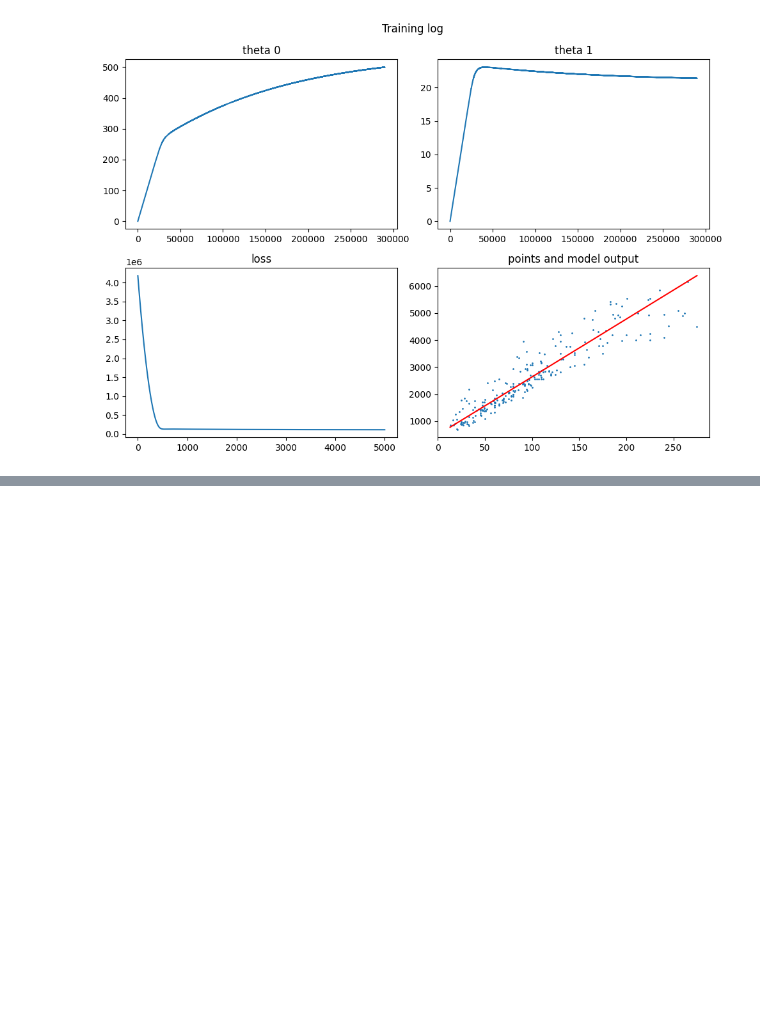
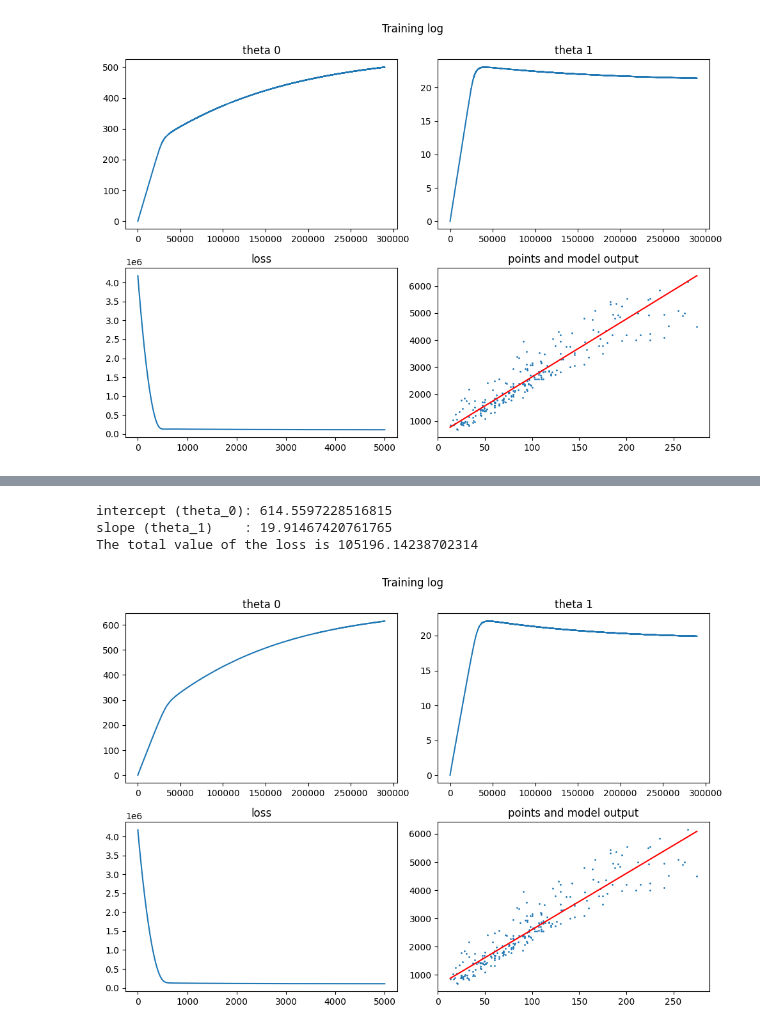
Before and after one commit to pandas-pd/ftp_de_learn, a Jupyter notebook: MPW_02/cg-linear-regression-stud.ipynb, the cells around one changed output, grey strips where cells are left out. Drawn from its saved outputs; the diff is of its cells as text; code cells hidden in the pictures; blank space fills up the shorter version.

Commit message:
feat: 10.2 adam implemented

```diff
--- a/MPW_02/cg-linear-regression-stud.ipynb
+++ b/MPW_02/cg-linear-regression-stud.ipynb
@@ -1960,5 +1957,3 @@ Param update:
 Table generated with Claude Sonnet 4.6<br>
 Source: <a href="https://arxiv.org/pdf/1412.6980">ADAM: A METHOD FOR STOCHASTIC OPTIMIZATION</a>
 </i>
-# %%
-def adam(theta_t1:float, gamma:float, v_t1, alpha:float):
@@ -1989,11 +2039,12 @@ N = len(living_area)
 t0 = 0.0
 t1 = 0.0
 
+adam_theta_0: Adam = Adam(alpha=alpha_t0)
+adam_theta_1: Adam = Adam(alpha=alpha_t1)
+
 loss_evolution = []
 t0_evolution = [0]
 t1_evolution = [0]
-vt_1_t0: float = 0  # init the v t-1 as 0
-vt_1_t1: float = 0  # init the v t-1 as 0
 
 
 for epoch in range(epochs):
@@ -2019,43 +2070,38 @@ for epoch in range(epochs):
         loss_values: list = []
 
         # get values from batch
         for i in batch_indexes:
 
             cg.reset_values()
             cg.forward([living_area[i], t0, t1, rent_price[i]])
             cg.backward()
 
             theta_0_values.append(theta_0.grad_v)  # gradient theta_0
             theta_1_values.append(theta_1.grad_v)  # gradient theta_1
             loss_values.append(j.v)
 
-        # apply rms prop
+        # apply adam
         g_t0 = np.mean(theta_0_values)
         g_t1 = np.mean(theta_1_values)
-
-        v_t_t0, theta_grad_0 = RMSProp(
-            theta_t1=t0_evolution[-1], v_t1=vt_1_t0, g_t=g_t0, alpha=alpha_t0
-        )
-        v_t_t1, theta_grad_1 = RMSProp(
-            theta_t1=t1_evolution[-1], v_t1=vt_1_t1, g_t=g_t1, alpha=alpha_t1
-        )
-
-        t0 = theta_grad_0
-        t1 = theta_grad_1
-        vt_1_t0 = v_t_t0
-        vt_1_t1 = v_t_t1
+        t0 = adam_theta_0.apply(g_t0)
+        t1 = adam_theta_1.apply(g_t1)
 
         # update the history metrics
         t0_evolution.append(t0)
         t1_evolution.append(t1)
         epoch_loss += np.mean(loss_values)
 
     loss_evolution.append(epoch_loss / n_steps)
 
 # generate output
 print("intercept (theta_0):", t0)
 print("slope (theta_1)    :", t1)
 y_hat = t0 + t1 * living_area
 J = mse_loss(y_hat, rent_price)
 print("The total value of the loss is", J)
 plot_training_log(loss_evolution, t0_evolution, t1_evolution, living_area, rent_price)
+# %% [output]
+intercept (theta_0): 614.5597228516815
+slope (theta_1)    : 19.91467420761765
+The total value of the loss is 105196.14238702314
+[figure, added]
```
Also changed, not shown: parts of 12 cells of this notebook.
